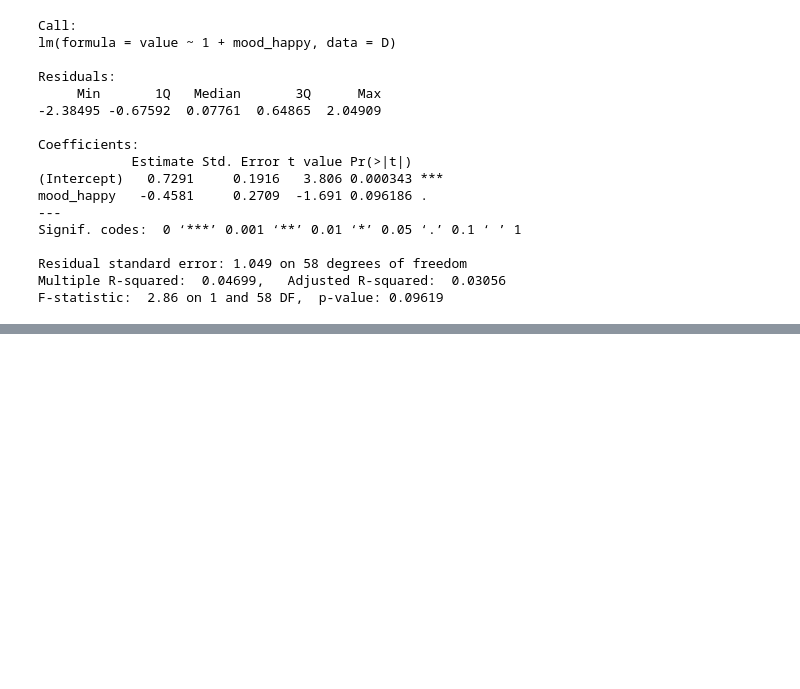
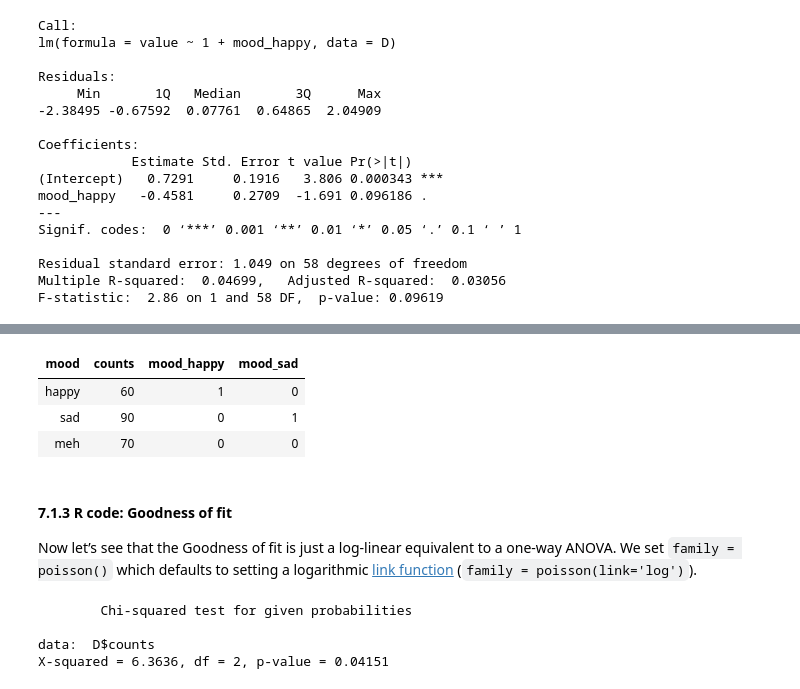
Before and after one commit to JacThe/Scott_examples, a Jupyter notebook: notebook_r.ipynb, the cells around one changed output, grey strips where cells are left out. Saved outputs shown, nothing was run; the diff lists cells and outputs as text; code cells hidden in the pictures; blank space fills up the shorter version.

```diff
--- a/notebook_r.ipynb
+++ b/notebook_r.ipynb
@@ -991,0 +1097,18 @@ F-statistic:  2.86 on 1 and 58 DF,  p-value: 0.09619
+# %%
+# Data in long format
+D = data.frame(mood = c('happy', 'sad', 'meh'),
+               counts = c(60, 90, 70))
+
+# Dummy coding for the linear model
+D$mood_happy = ifelse(D$mood == 'happy', 1, 0)
+D$mood_sad = ifelse(D$mood == 'sad', 1, 0)
+D
+# %% [output]
+| mood | counts | mood_happy | mood_sad |
+| happy | 60 | 1 | 0 |
+| sad | 90 | 0 | 1 |
+| meh | 70 | 0 | 0 |
+# %% [markdown]
+#### 7.1.3 R code: Goodness of fit
+
+Now let’s see that the Goodness of fit is just a log-linear equivalent to a one-way ANOVA. We set `family = poisson()` which defaults to setting a logarithmic [link function](https://en.wikipedia.org/wiki/Generalized_linear_model#Link_function) (`family = poisson(link='log')`).
@@ -991,0 +1126,7 @@ F-statistic:  2.86 on 1 and 58 DF,  p-value: 0.09619
+# %%
+print(a)
+# %% [output]
+        Chi-squared test for given probabilities
+
+data:  D$counts
+X-squared = 6.3636, df = 2, p-value = 0.04151
```
Also changed, not shown: parts of 21 cells of this notebook.
